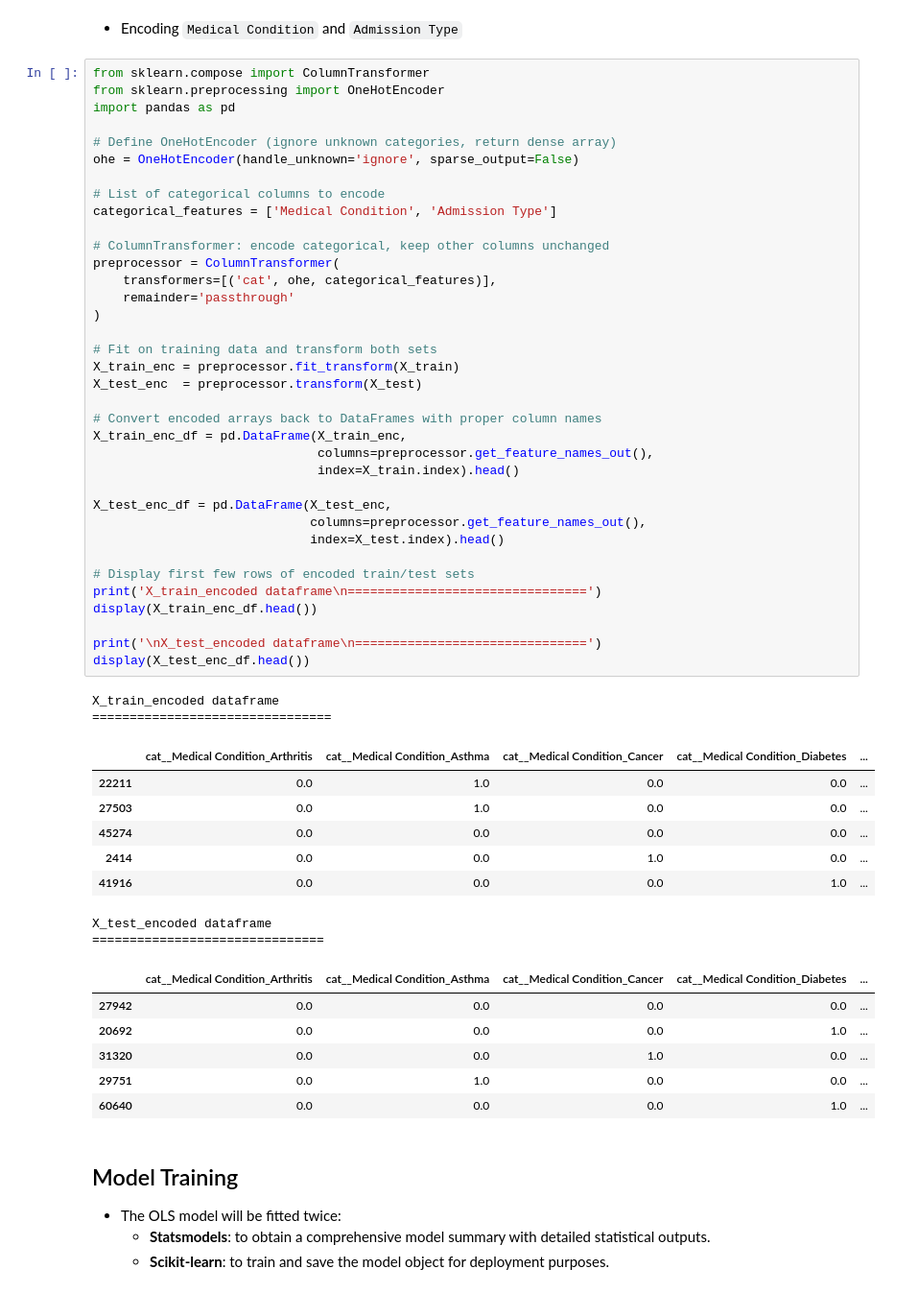
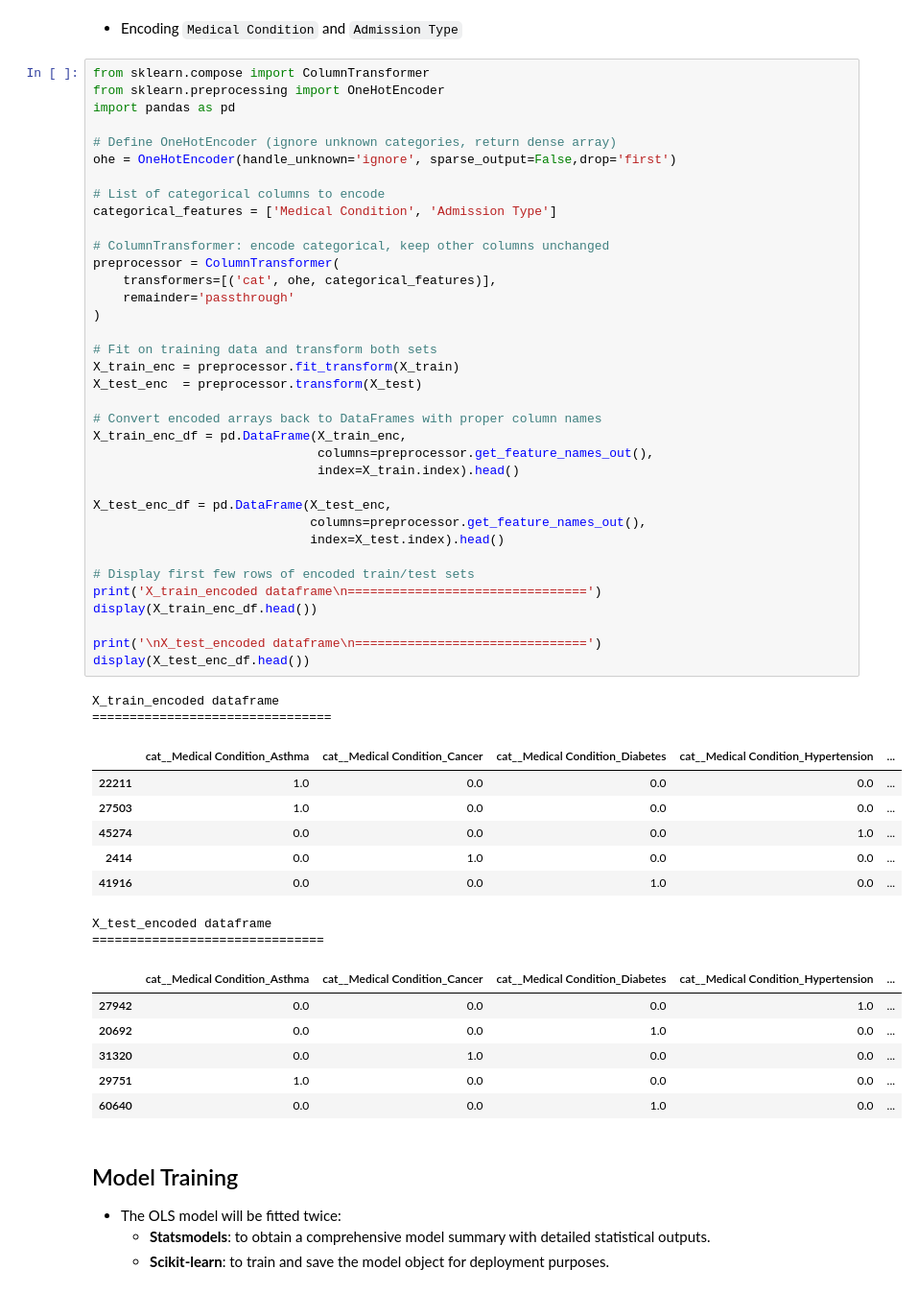
Before and after one commit to Rooney-tech/Linear-Regression, a Jupyter notebook: Linear regression/Notebooks/Linear Regression Analaysis 2- Predicting Patient Bill.ipynb, the cells around one changed output. Shown: that part at 96% size. Cells and saved outputs as stored; diff of their text form.

```diff
--- a/Linear regression/Notebooks/Linear Regression Analaysis 2- Predicting Patient Bill.ipynb
+++ b/Linear regression/Notebooks/Linear Regression Analaysis 2- Predicting Patient Bill.ipynb
@@ -369,53 +369,53 @@ from sklearn.preprocessing import OneHotEncoder
 import pandas as pd
 
 # Define OneHotEncoder (ignore unknown categories, return dense array)
-ohe = OneHotEncoder(handle_unknown='ignore', sparse_output=False)
+ohe = OneHotEncoder(handle_unknown='ignore', sparse_output=False,drop='first')
 
 # List of categorical columns to encode
 categorical_features = ['Medical Condition', 'Admission Type']
 
 # ColumnTransformer: encode categorical, keep other columns unchanged
 preprocessor = ColumnTransformer(
     transformers=[('cat', ohe, categorical_features)],
     remainder='passthrough'
 )
 
 # Fit on training data and transform both sets
 X_train_enc = preprocessor.fit_transform(X_train)
 X_test_enc  = preprocessor.transform(X_test)
 
 # Convert encoded arrays back to DataFrames with proper column names
 X_train_enc_df = pd.DataFrame(X_train_enc,
                               columns=preprocessor.get_feature_names_out(),
                               index=X_train.index).head()
 
 X_test_enc_df = pd.DataFrame(X_test_enc,
                              columns=preprocessor.get_feature_names_out(),
                              index=X_test.index).head()
 
 # Display first few rows of encoded train/test sets
 print('X_train_encoded dataframe\n================================')
 display(X_train_enc_df.head())
 
 print('\nX_test_encoded dataframe\n===============================')
 display(X_test_enc_df.head())
 # %% [output]
 X_train_encoded dataframe
 ================================
-|  | cat__Medical Condition_Arthritis | cat__Medical Condition_Asthma | cat__Medical Condition_Cancer | cat__Medical Condition_Diabetes | ... |
-| 22211 | 0.0 | 1.0 | 0.0 | 0.0 | ... |
-| 27503 | 0.0 | 1.0 | 0.0 | 0.0 | ... |
-| 45274 | 0.0 | 0.0 | 0.0 | 0.0 | ... |
-| 2414 | 0.0 | 0.0 | 1.0 | 0.0 | ... |
-| 41916 | 0.0 | 0.0 | 0.0 | 1.0 | ... |
+|  | cat__Medical Condition_Asthma | cat__Medical Condition_Cancer | cat__Medical Condition_Diabetes | cat__Medical Condition_Hypertension | ... |
+| 22211 | 1.0 | 0.0 | 0.0 | 0.0 | ... |
+| 27503 | 1.0 | 0.0 | 0.0 | 0.0 | ... |
+| 45274 | 0.0 | 0.0 | 0.0 | 1.0 | ... |
+| 2414 | 0.0 | 1.0 | 0.0 | 0.0 | ... |
+| 41916 | 0.0 | 0.0 | 1.0 | 0.0 | ... |
 X_test_encoded dataframe
 ===============================
-|  | cat__Medical Condition_Arthritis | cat__Medical Condition_Asthma | cat__Medical Condition_Cancer | cat__Medical Condition_Diabetes | ... |
-| 27942 | 0.0 | 0.0 | 0.0 | 0.0 | ... |
-| 20692 | 0.0 | 0.0 | 0.0 | 1.0 | ... |
-| 31320 | 0.0 | 0.0 | 1.0 | 0.0 | ... |
-| 29751 | 0.0 | 1.0 | 0.0 | 0.0 | ... |
-| 60640 | 0.0 | 0.0 | 0.0 | 1.0 | ... |
+|  | cat__Medical Condition_Asthma | cat__Medical Condition_Cancer | cat__Medical Condition_Diabetes | cat__Medical Condition_Hypertension | ... |
+| 27942 | 0.0 | 0.0 | 0.0 | 1.0 | ... |
+| 20692 | 0.0 | 0.0 | 1.0 | 0.0 | ... |
+| 31320 | 0.0 | 1.0 | 0.0 | 0.0 | ... |
+| 29751 | 1.0 | 0.0 | 0.0 | 0.0 | ... |
+| 60640 | 0.0 | 0.0 | 1.0 | 0.0 | ... |
 # %% [markdown]
 ## Model Training
 - The OLS model will be fitted twice:
```
Also changed, not shown: parts of 6 cells of this notebook.
